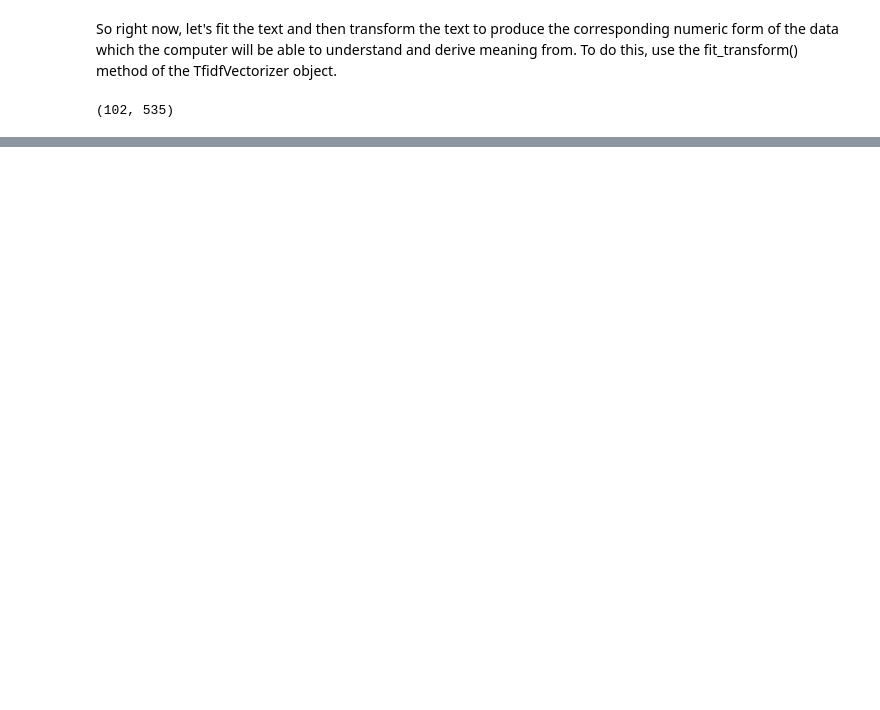
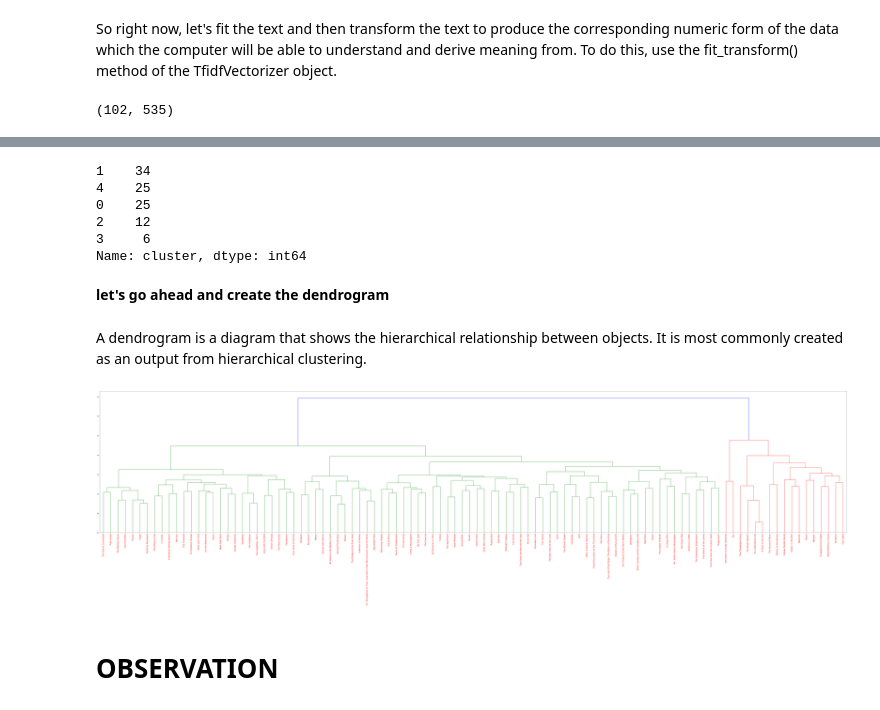
Before and after one commit to fal7201/TEAM-B.-TASK-5, a Jupyter notebook: movies_similarity.ipynb, the cells around one changed output, grey strips where cells are left out. Drawn from its saved outputs; the diff is of its cells as text; code cells hidden in the pictures; blank space fills up the shorter version.

```diff
--- a/movies_similarity.ipynb
+++ b/movies_similarity.ipynb
@@ -202,0 +215,41 @@ print(tfidf_matrix.shape)
+# %%
+
+#Let's create a KMeans object with 5 clusters and store as km
+km = KMeans(n_clusters=5)
+km.fit(tfidf_matrix)
+clusters = km.labels_.tolist()
+# Create a column cluster to denote the generated cluster for each movie
+moviesDT["cluster"] = clusters
+moviesDT['cluster'].value_counts()
+# %% [output]
+1    34
+4    25
+0    25
+2    12
+3     6
+Name: cluster, dtype: int64
+# %%
+
+similarity_distance = 1 - cosine_similarity(tfidf_matrix)
+# %% [markdown]
+**let's go ahead and create the dendrogram**
+# %% [markdown]
+A dendrogram is a diagram that shows the hierarchical relationship between objects. It is most commonly created as an output from hierarchical clustering.
+# %%
+# Create mergings matrix
+mergings = linkage(similarity_distance, method='complete')
+
+dendrogram_ = dendrogram(mergings,
+               labels=[x for x in moviesDT["title"]],
+               leaf_rotation=90,
+               leaf_font_size=16,
+)
+
+fig = plt.gcf()
+_ = [lbl.set_color('r') for lbl in plt.gca().get_xmajorticklabels()]
+fig.set_size_inches(108, 21)
+plt.show()
+# %% [output]
+[figure, added]
+# %% [markdown]
+# OBSERVATION
```
Also changed, not shown: parts of 6 cells of this notebook.
